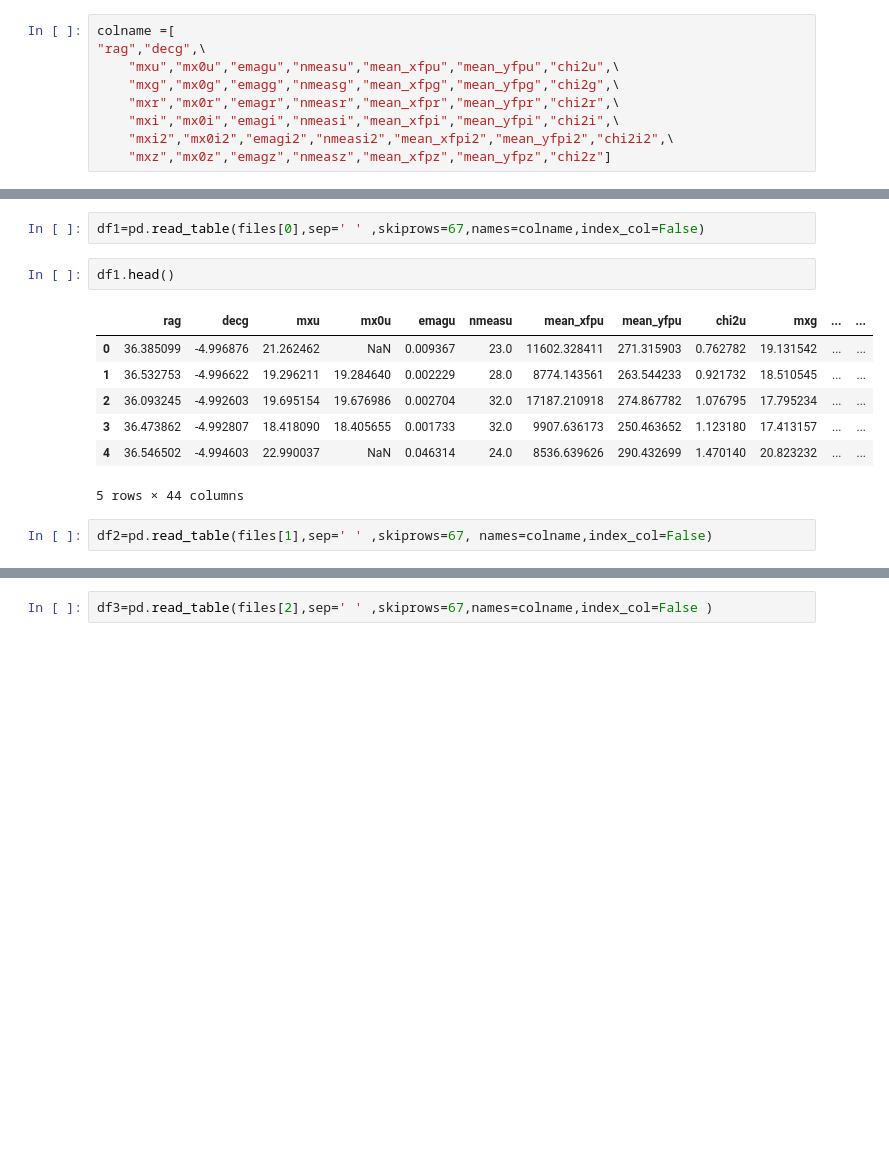
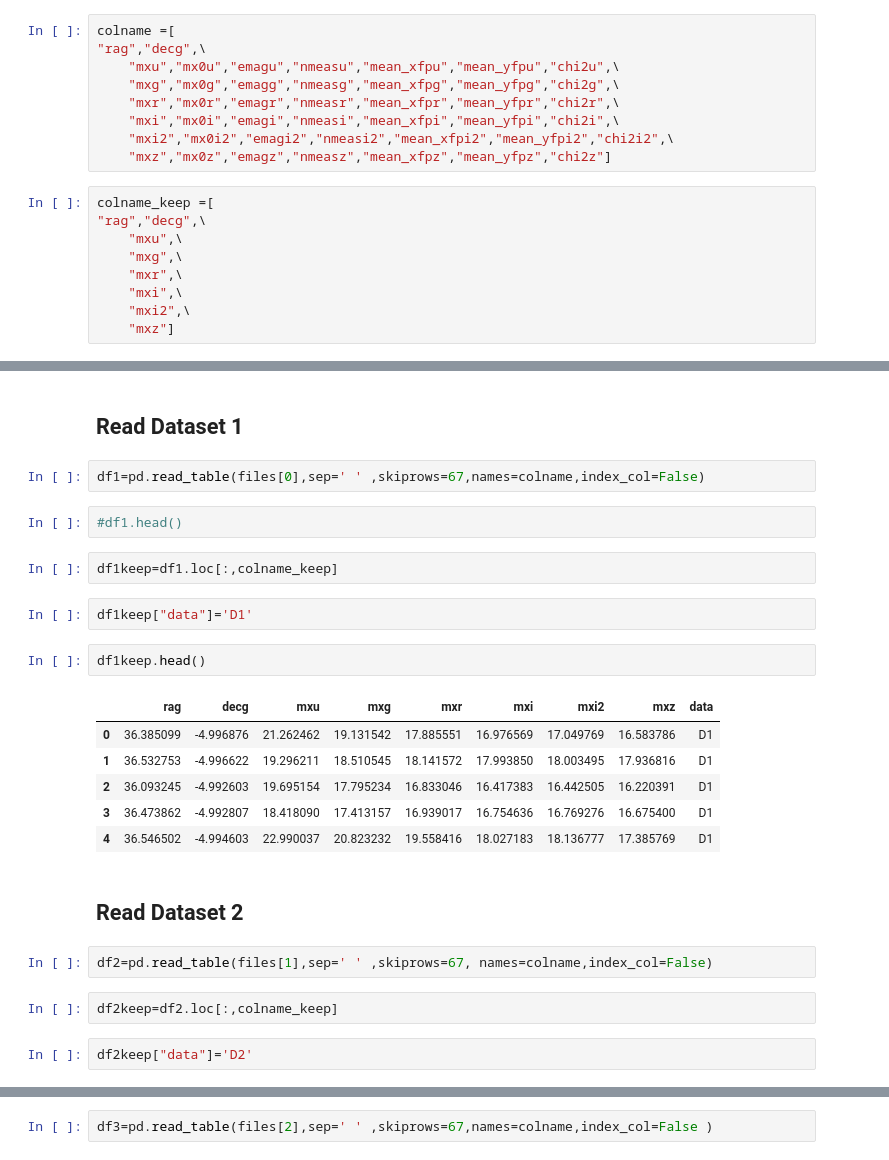
Before and after one commit to sylvielsstfr/PC5AtmStudies, a Jupyter notebook: SNLS/ReadSNLSCatalog.ipynb, the cells around one changed output, grey strips where cells are left out. Drawn from its saved outputs; the diff is of its cells as text; blank space fills up the shorter version.

```diff
--- a/SNLS/ReadSNLSCatalog.ipynb
+++ b/SNLS/ReadSNLSCatalog.ipynb
@@ -19,3 +20,12 @@ colname =[
     "mxi","mx0i","emagi","nmeasi","mean_xfpi","mean_yfpi","chi2i",\
     "mxi2","mx0i2","emagi2","nmeasi2","mean_xfpi2","mean_yfpi2","chi2i2",\
     "mxz","mx0z","emagz","nmeasz","mean_xfpz","mean_yfpz","chi2z"]
+# %%
+colname_keep =[
+"rag","decg",\
+    "mxu",\
+    "mxg",\
+    "mxr",\
+    "mxi",\
+    "mxi2",\
+    "mxz"]
@@ -22,15 +34,28 @@ colname =[
+# %% [markdown]
+## Read Dataset 1
 # %%
 df1=pd.read_table(files[0],sep=' ' ,skiprows=67,names=colname,index_col=False)
+# %%
+#df1.head()
+# %%
+df1keep=df1.loc[:,colname_keep]
+# %%
+df1keep["data"]='D1'
 # %%
-df1.head()
+df1keep.head()
 # %% [output]
-|  | rag | decg | mxu | mx0u | emagu | nmeasu | mean_xfpu | mean_yfpu | chi2u | mxg | ... | ... |
-| 0 | 36.385099 | -4.996876 | 21.262462 | NaN | 0.009367 | 23.0 | 11602.328411 | 271.315903 | 0.762782 | 19.131542 | ... | ... |
-| 1 | 36.532753 | -4.996622 | 19.296211 | 19.284640 | 0.002229 | 28.0 | 8774.143561 | 263.544233 | 0.921732 | 18.510545 | ... | ... |
-| 2 | 36.093245 | -4.992603 | 19.695154 | 19.676986 | 0.002704 | 32.0 | 17187.210918 | 274.867782 | 1.076795 | 17.795234 | ... | ... |
-| 3 | 36.473862 | -4.992807 | 18.418090 | 18.405655 | 0.001733 | 32.0 | 9907.636173 | 250.463652 | 1.123180 | 17.413157 | ... | ... |
-| 4 | 36.546502 | -4.994603 | 22.990037 | NaN | 0.046314 | 24.0 | 8536.639626 | 290.432699 | 1.470140 | 20.823232 | ... | ... |
+|  | rag | decg | mxu | mxg | mxr | mxi | mxi2 | mxz | data |
+| 0 | 36.385099 | -4.996876 | 21.262462 | 19.131542 | 17.885551 | 16.976569 | 17.049769 | 16.583786 | D1 |
+| 1 | 36.532753 | -4.996622 | 19.296211 | 18.510545 | 18.141572 | 17.993850 | 18.003495 | 17.936816 | D1 |
+| 2 | 36.093245 | -4.992603 | 19.695154 | 17.795234 | 16.833046 | 16.417383 | 16.442505 | 16.220391 | D1 |
+| 3 | 36.473862 | -4.992807 | 18.418090 | 17.413157 | 16.939017 | 16.754636 | 16.769276 | 16.675400 | D1 |
+| 4 | 36.546502 | -4.994603 | 22.990037 | 20.823232 | 19.558416 | 18.027183 | 18.136777 | 17.385769 | D1 |
-5 rows × 44 columns
+# %% [markdown]
+## Read Dataset 2
 # %%
 df2=pd.read_table(files[1],sep=' ' ,skiprows=67, names=colname,index_col=False)
+# %%
+df2keep=df2.loc[:,colname_keep]
+# %%
+df2keep["data"]='D2'
 # %%
```
Also changed, not shown: parts of 17 cells of this notebook, 1 other file.
